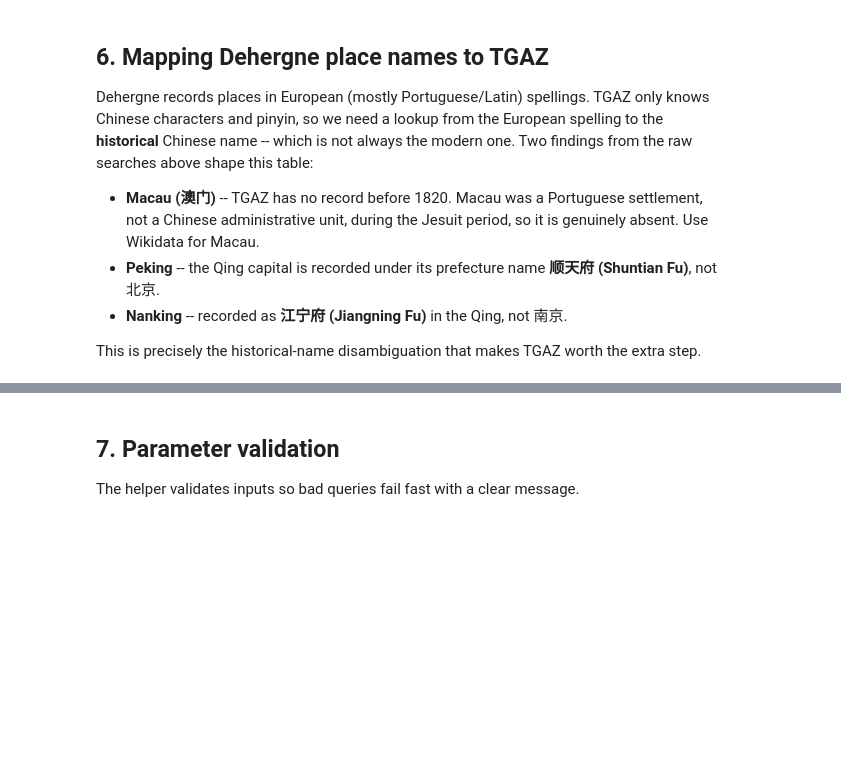
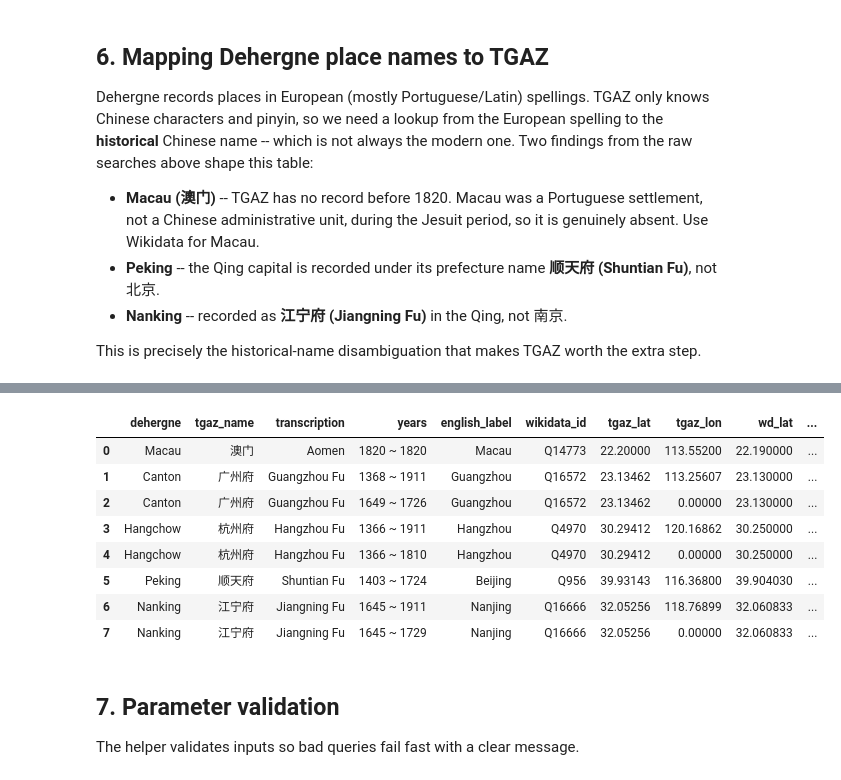
Before and after one commit to joaquimrcarvalho/dehergne-locations, a Jupyter notebook: notebooks/chgis-tgaz.ipynb, the cells around one changed output, grey strips where cells are left out. Drawn from its saved outputs; the diff is of its cells as text; code cells hidden in the pictures; blank space fills up the shorter version.

```diff
--- a/notebooks/chgis-tgaz.ipynb
+++ b/notebooks/chgis-tgaz.ipynb
@@ -186,3 +267,53 @@ except FileNotFoundError:
+# %%
+from dehergne_util import haversine_km, locations_wikidata_info_file
+
+# Load the Wikidata reference file generated by location-analysis-new.ipynb.
+wd = pd.read_excel(locations_wikidata_info_file)
+wd = wd.rename(columns={"latitude": "wd_lat", "longitude": "wd_lon"})
+# case-insensitive exact match on the English label
+wd["wikidata_label"] = wd["english_label"].astype(str).str.lower()
+
+# Attach the modern Wikidata entity to each TGAZ row.
+comp = matches.merge(
+    wd[["wikidata_label", "wikidata_id", "english_label",
+        "wd_lat", "wd_lon"]],
+    on="wikidata_label",
+    how="left",
+)
+
+# Great-circle distance between TGAZ and Wikidata points.
+comp["dist_km"] = comp.apply(
+    lambda r: haversine_km(r.tgaz_lat, r.tgaz_lon, r.wd_lat, r.wd_lon),
+    axis=1,
+)
+
+
+def classify(row):
+    if pd.isna(row.wd_lat):
+        return "no Wikidata match"
+    if row.tgaz_lon == 0 or row.tgaz_lat == 0:
+        return "no TGAZ coords"
+    return "agree" if (row.dist_km is not None and row.dist_km < 50) else "review"
+
+
+comp["agreement"] = comp.apply(classify, axis=1)
+
+comp[[
+    "dehergne", "tgaz_name", "transcription", "years",
+    "english_label", "wikidata_id",
+    "tgaz_lat", "tgaz_lon", "wd_lat", "wd_lon",
+    "dist_km", "agreement",
+]]
+# %% [output]
+|  | dehergne | tgaz_name | transcription | years | english_label | wikidata_id | tgaz_lat | tgaz_lon | wd_lat | ... |
+| 0 | Macau | 澳门 | Aomen | 1820 ~ 1820 | Macau | Q14773 | 22.20000 | 113.55200 | 22.190000 | ... |
+| 1 | Canton | 广州府 | Guangzhou Fu | 1368 ~ 1911 | Guangzhou | Q16572 | 23.13462 | 113.25607 | 23.130000 | ... |
+| 2 | Canton | 广州府 | Guangzhou Fu | 1649 ~ 1726 | Guangzhou | Q16572 | 23.13462 | 0.00000 | 23.130000 | ... |
+| 3 | Hangchow | 杭州府 | Hangzhou Fu | 1366 ~ 1911 | Hangzhou | Q4970 | 30.29412 | 120.16862 | 30.250000 | ... |
+| 4 | Hangchow | 杭州府 | Hangzhou Fu | 1366 ~ 1810 | Hangzhou | Q4970 | 30.29412 | 0.00000 | 30.250000 | ... |
+| 5 | Peking | 顺天府 | Shuntian Fu | 1403 ~ 1724 | Beijing | Q956 | 39.93143 | 116.36800 | 39.904030 | ... |
+| 6 | Nanking | 江宁府 | Jiangning Fu | 1645 ~ 1911 | Nanjing | Q16666 | 32.05256 | 118.76899 | 32.060833 | ... |
+| 7 | Nanking | 江宁府 | Jiangning Fu | 1645 ~ 1729 | Nanjing | Q16666 | 32.05256 | 0.00000 | 32.060833 | ... |
 # %% [markdown]
 ## 7. Parameter validation
 
```
Also changed, not shown: parts of 15 cells of this notebook.
